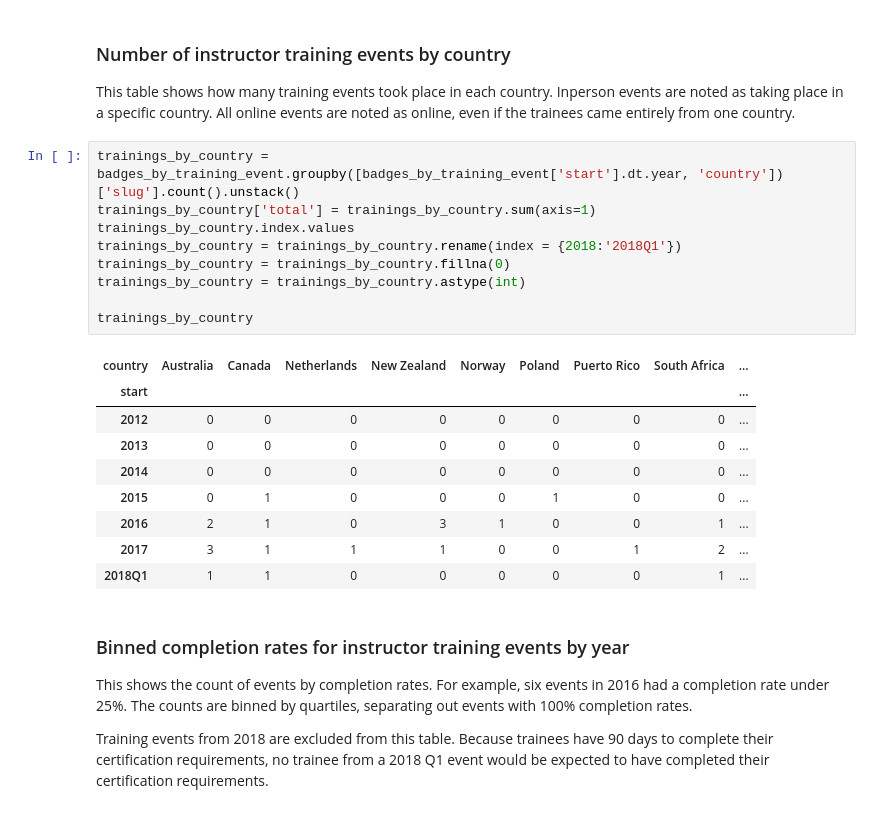
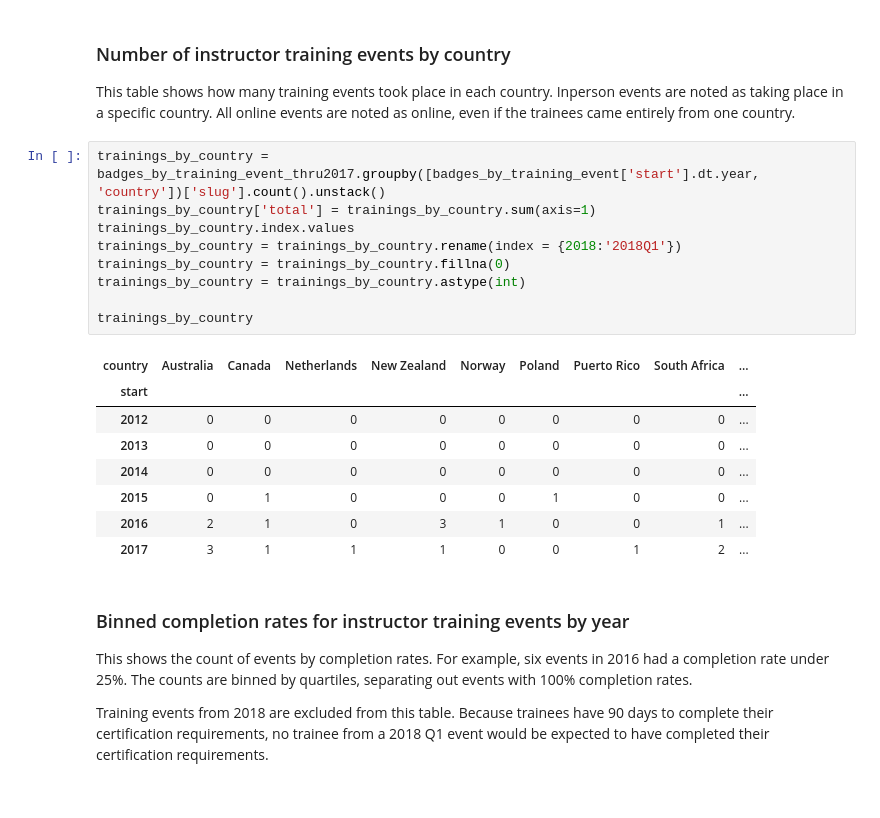
Before and after one commit to carpentries/assessment, a Jupyter notebook: programmatic-assessment/workshops/final_report_draft.ipynb, the cells around one changed output. Saved outputs shown, nothing was run; the diff lists cells and outputs as text.

```diff
--- a/programmatic-assessment/workshops/final_report_draft.ipynb
+++ b/programmatic-assessment/workshops/final_report_draft.ipynb
@@ -572,24 +581,23 @@ badges_by_training_event
 
 This table shows how many training events took place in each country.  Inperson events are noted as taking place in a specific country. All online events are noted as online, even if the trainees came entirely from one country.
 # %%
-trainings_by_country = badges_by_training_event.groupby([badges_by_training_event['start'].dt.year, 'country'])['slug'].count().unstack()
+trainings_by_country = badges_by_training_event_thru2017.groupby([badges_by_training_event['start'].dt.year, 'country'])['slug'].count().unstack()
 trainings_by_country['total'] = trainings_by_country.sum(axis=1)
 trainings_by_country.index.values
 trainings_by_country = trainings_by_country.rename(index = {2018:'2018Q1'})
 trainings_by_country = trainings_by_country.fillna(0)
 trainings_by_country = trainings_by_country.astype(int)
 
 trainings_by_country
 # %% [output]
 | country | Australia | Canada | Netherlands | New Zealand | Norway | Poland | Puerto Rico | South Africa | ... |
 | start |  |  |  |  |  |  |  |  | ... |
 | 2012 | 0 | 0 | 0 | 0 | 0 | 0 | 0 | 0 | ... |
 | 2013 | 0 | 0 | 0 | 0 | 0 | 0 | 0 | 0 | ... |
 | 2014 | 0 | 0 | 0 | 0 | 0 | 0 | 0 | 0 | ... |
 | 2015 | 0 | 1 | 0 | 0 | 0 | 1 | 0 | 0 | ... |
 | 2016 | 2 | 1 | 0 | 3 | 1 | 0 | 0 | 1 | ... |
 | 2017 | 3 | 1 | 1 | 1 | 0 | 0 | 1 | 2 | ... |
-| 2018Q1 | 1 | 1 | 0 | 0 | 0 | 0 | 0 | 1 | ... |
 # %% [markdown]
 ### Binned completion rates for instructor training events by year
 
```
Also changed, not shown: parts of 11 cells of this notebook.
